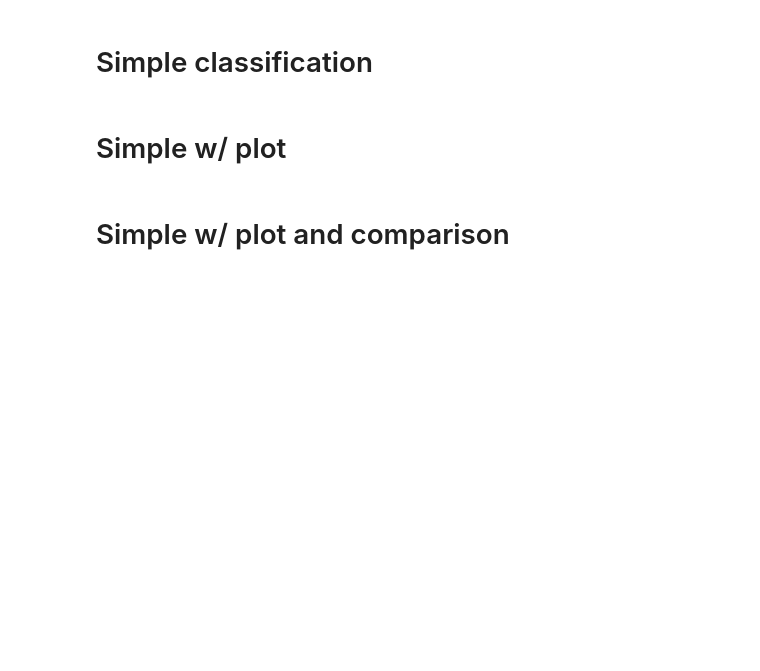
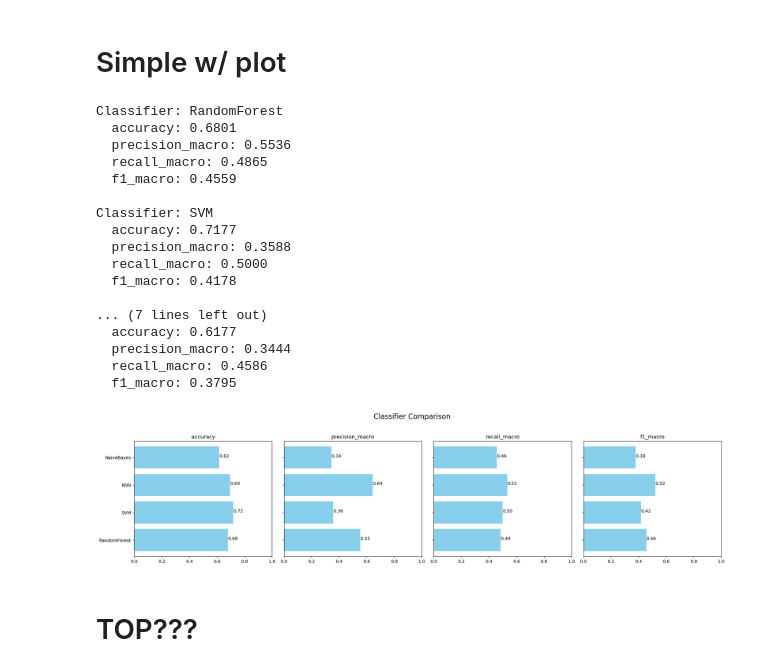
Before and after one commit to revalew/CVaPR-Project, a Jupyter notebook: src/knn_svm_bayes_randForest.ipynb, the cells around one changed output. Drawn from its saved outputs; the diff is of its cells as text; code cells hidden in the pictures; blank space fills up the shorter version.

Commit message:
Improvements in simple classifier

```diff
--- a/src/knn_svm_bayes_randForest.ipynb
+++ b/src/knn_svm_bayes_randForest.ipynb
@@ -1,2 +0,0 @@
-# %% [markdown]
-# Simple classification
@@ -116,7 +36,7 @@ TARGET_NAMES = ["Metastasis, class 0", "No metastasis, class 1"]
 classifiers = {
     ClassifierVariant.RandomForest: RandomForestClassifier(n_estimators=100),
     # ClassifierVariant.DecisionTree: DecisionTreeClassifier(max_depth=5),
-    ClassifierVariant.SVM: SVC(kernel="linear", probability=True),
+    ClassifierVariant.SVM: SVC(kernel="poly", probability=True),
     ClassifierVariant.KNN: KNeighborsClassifier(n_neighbors=5),
     # ClassifierVariant.NeuralNet: MLPClassifier(alpha=1, max_iter=1000),
     ClassifierVariant.NaiveBayes: GaussianNB(),
@@ -147,35 +67,54 @@ for variant, metrics in evaluation_results.items():
     print(f"Classifier: {variant.name}")
     for metric, score in metrics.items():
         print(f"  {metric}: {score:.4f}")
     print()
 
 
 # Plotting the results
 def plot_evaluation_results(evaluation_results, scoring):
     n_metrics = len(scoring)
     n_classifiers = len(evaluation_results)
 
     fig, axes = plt.subplots(1, n_metrics, figsize=(20, 5), sharey=True)
     fig.suptitle("Classifier Comparison", fontsize=16)
 
     for i, metric in enumerate(scoring):
         scores = [evaluation_results[variant][metric] for variant in evaluation_results]
         classifiers_names = [variant.name for variant in evaluation_results]
 
         axes[i].barh(classifiers_names, scores, color="skyblue")
         axes[i].set_title(metric)
         axes[i].set_xlim(0, 1)
         for index, value in enumerate(scores):
             axes[i].text(value, index, f"{value:.2f}")
 
     plt.tight_layout(rect=[0, 0, 1, 0.95])
     plt.show()
 
 
 # Plot evaluation results
 plot_evaluation_results(evaluation_results, scoring)
+# %% [output]
+Classifier: RandomForest
+  accuracy: 0.6801
+  precision_macro: 0.5536
+  recall_macro: 0.4865
+  f1_macro: 0.4559
+
+Classifier: SVM
+  accuracy: 0.7177
+  precision_macro: 0.3588
+  recall_macro: 0.5000
+  f1_macro: 0.4178
+
+... (7 lines left out)
+  accuracy: 0.6177
+  precision_macro: 0.3444
+  recall_macro: 0.4586
+  f1_macro: 0.3795
+[figure, added]
-# %% [markdown]
-# Simple w/ plot and comparison
+# %% [markdown]
+# TOP???
 # %%
 import numpy as np
 import matplotlib.pyplot as plt
```
Also changed, not shown: parts of 2 cells of this notebook.
